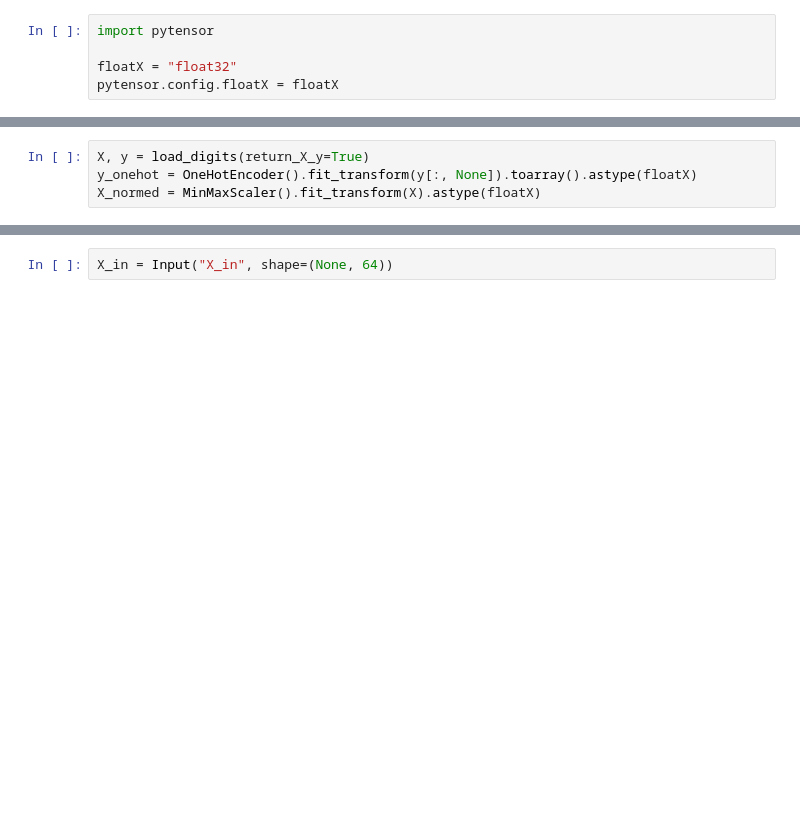
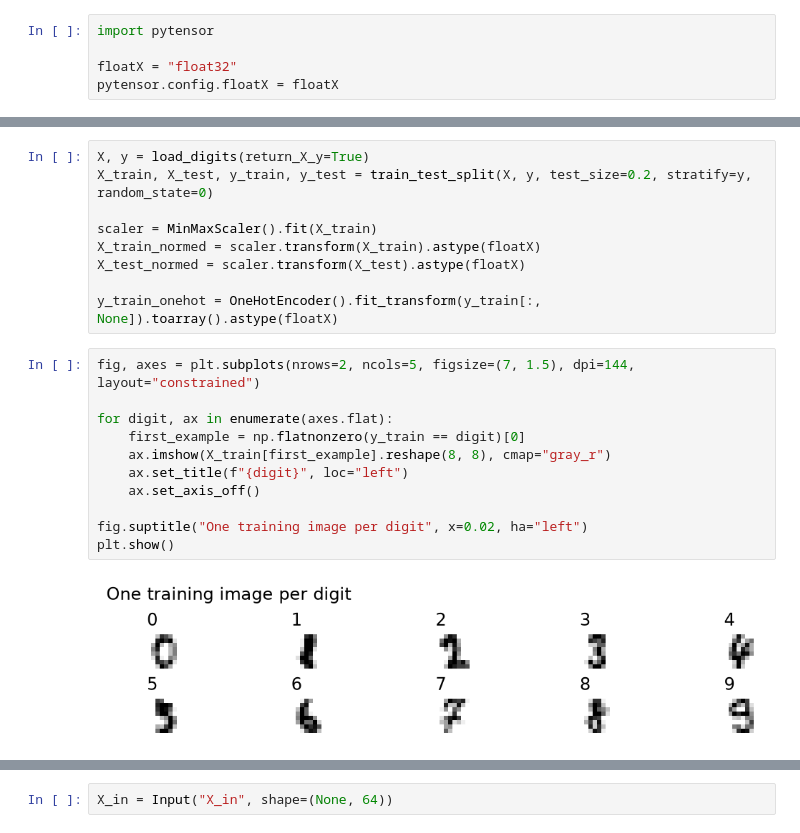
Before and after one commit to pymc-devs/pytensor-ml, a Jupyter notebook: examples/gallery/digits_feed_forward.ipynb, the cells around one changed output, grey strips where cells are left out. Cells and saved outputs as stored; diff of their text form; blank space fills up the shorter version.

```diff
--- a/examples/gallery/digits_feed_forward.ipynb
+++ b/examples/gallery/digits_feed_forward.ipynb
@@ -23,4 +44,22 @@ from pytensor_ml.util import DataLoader
 # %%
 X, y = load_digits(return_X_y=True)
-y_onehot = OneHotEncoder().fit_transform(y[:, None]).toarray().astype(floatX)
-X_normed = MinMaxScaler().fit_transform(X).astype(floatX)
+X_train, X_test, y_train, y_test = train_test_split(X, y, test_size=0.2, stratify=y, random_state=0)
+
+scaler = MinMaxScaler().fit(X_train)
+X_train_normed = scaler.transform(X_train).astype(floatX)
+X_test_normed = scaler.transform(X_test).astype(floatX)
+
+y_train_onehot = OneHotEncoder().fit_transform(y_train[:, None]).toarray().astype(floatX)
+# %%
+fig, axes = plt.subplots(nrows=2, ncols=5, figsize=(7, 1.5), dpi=144, layout="constrained")
+
+for digit, ax in enumerate(axes.flat):
+    first_example = np.flatnonzero(y_train == digit)[0]
+    ax.imshow(X_train[first_example].reshape(8, 8), cmap="gray_r")
+    ax.set_title(f"{digit}", loc="left")
+    ax.set_axis_off()
+
+fig.suptitle("One training image per digit", x=0.02, ha="left")
+plt.show()
+# %% [output]
+[figure, added]
```
Also changed, not shown: parts of 19 cells of this notebook, 2 other files.
